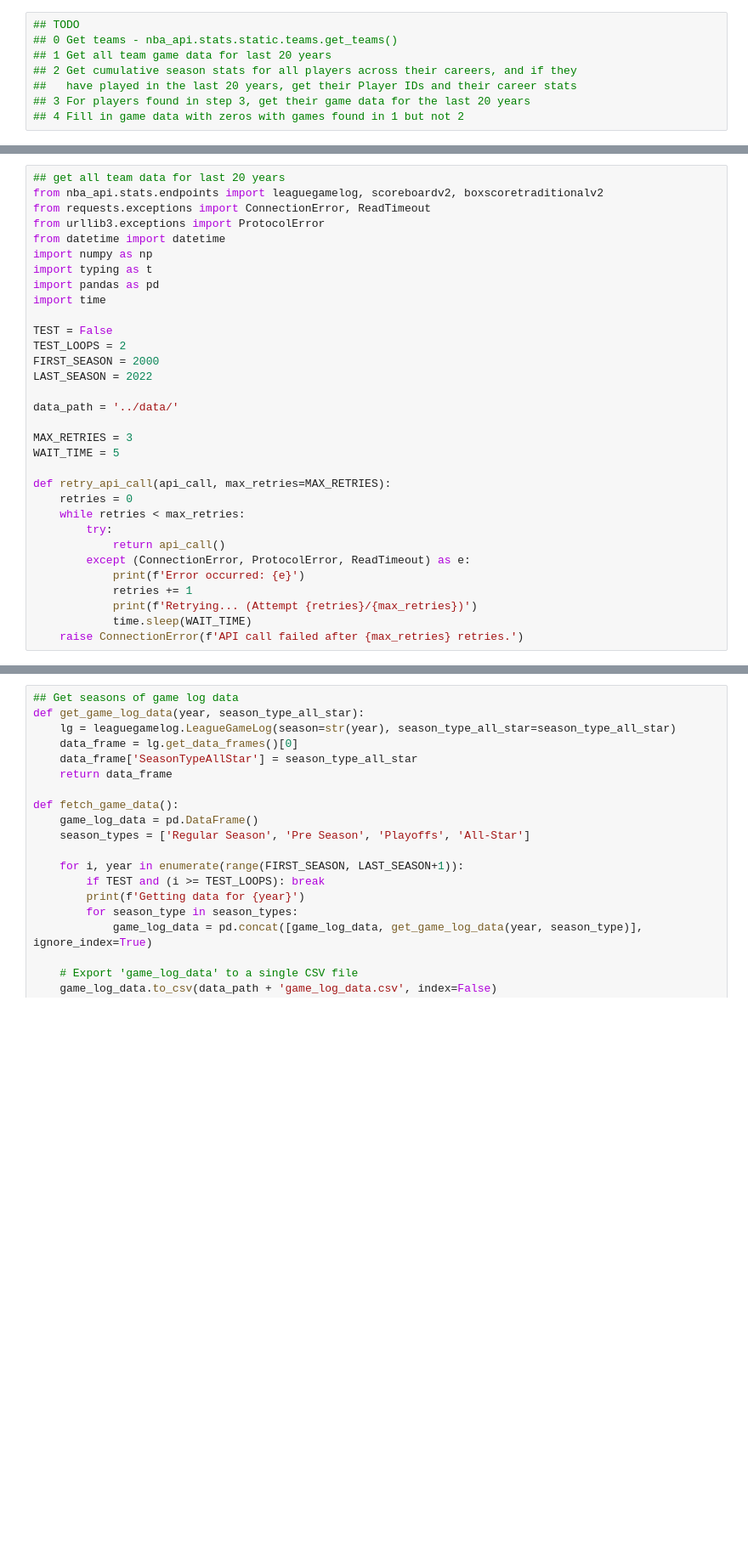
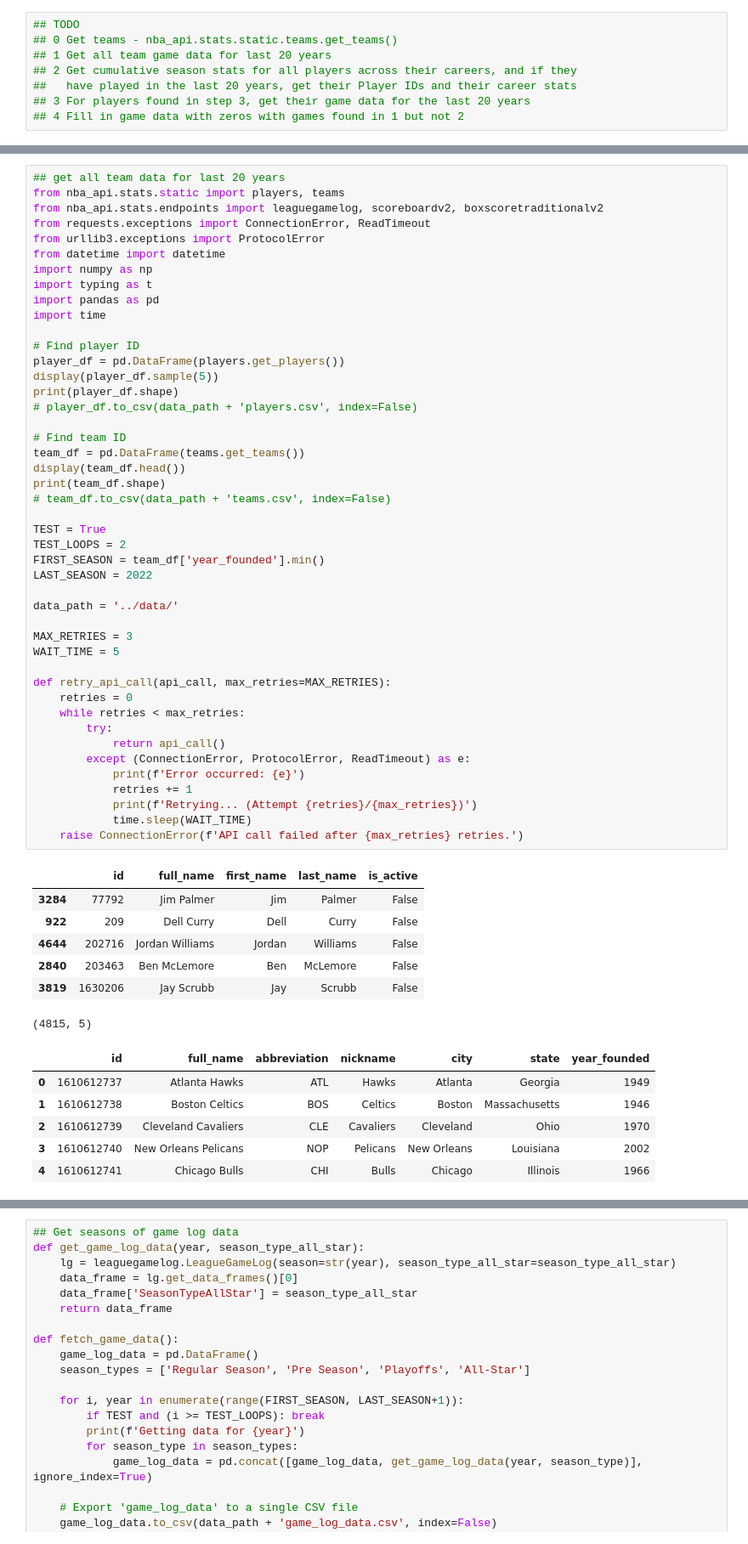
Before and after one commit to brownbrandon272/basketball, a Jupyter notebook: scripts/nba_api_testing.ipynb, the cells around one changed output, grey strips where cells are left out. Shown: that part at 85% size. Cells and saved outputs as stored; diff of their text form; blank space fills up the shorter version.

Commit message:
wrangling more data

```diff
--- a/scripts/nba_api_testing.ipynb
+++ b/scripts/nba_api_testing.ipynb
@@ -175,32 +175,59 @@ college stats
 # %%
 ## get all team data for last 20 years
+from nba_api.stats.static import players, teams
 from nba_api.stats.endpoints import leaguegamelog, scoreboardv2, boxscoretraditionalv2
 from requests.exceptions import ConnectionError, ReadTimeout
 from urllib3.exceptions import ProtocolError
 from datetime import datetime
 import numpy as np
 import typing as t
 import pandas as pd
 import time
 
-TEST = False
+# Find player ID
+player_df = pd.DataFrame(players.get_players())
+display(player_df.sample(5))
+print(player_df.shape)
+# player_df.to_csv(data_path + 'players.csv', index=False)
+
+# Find team ID
+team_df = pd.DataFrame(teams.get_teams())
+display(team_df.head())
+print(team_df.shape)
+# team_df.to_csv(data_path + 'teams.csv', index=False)
+
+TEST = True
 TEST_LOOPS = 2
-FIRST_SEASON = 2000
+FIRST_SEASON = team_df['year_founded'].min()
 LAST_SEASON = 2022
 
 data_path = '../data/'
 
 MAX_RETRIES = 3
 WAIT_TIME = 5
 
 def retry_api_call(api_call, max_retries=MAX_RETRIES):
     retries = 0
     while retries < max_retries:
         try:
             return api_call()
         except (ConnectionError, ProtocolError, ReadTimeout) as e:
             print(f'Error occurred: {e}')
             retries += 1
             print(f'Retrying... (Attempt {retries}/{max_retries})')
             time.sleep(WAIT_TIME)
     raise ConnectionError(f'API call failed after {max_retries} retries.')
+# %% [output]
+|  | id | full_name | first_name | last_name | is_active |
+| 3284 | 77792 | Jim Palmer | Jim | Palmer | False |
+| 922 | 209 | Dell Curry | Dell | Curry | False |
+| 4644 | 202716 | Jordan Williams | Jordan | Williams | False |
+| 2840 | 203463 | Ben McLemore | Ben | McLemore | False |
+| 3819 | 1630206 | Jay Scrubb | Jay | Scrubb | False |
+(4815, 5)
+|  | id | full_name | abbreviation | nickname | city | state | year_founded |
+| 0 | 1610612737 | Atlanta Hawks | ATL | Hawks | Atlanta | Georgia | 1949 |
+| 1 | 1610612738 | Boston Celtics | BOS | Celtics | Boston | Massachusetts | 1946 |
+| 2 | 1610612739 | Cleveland Cavaliers | CLE | Cavaliers | Cleveland | Ohio | 1970 |
+| 3 | 1610612740 | New Orleans Pelicans | NOP | Pelicans | New Orleans | Louisiana | 2002 |
+| 4 | 1610612741 | Chicago Bulls | CHI | Bulls | Chicago | Illinois | 1966 |
```
Also changed, not shown: parts of 5 cells of this notebook, 1 other file.
